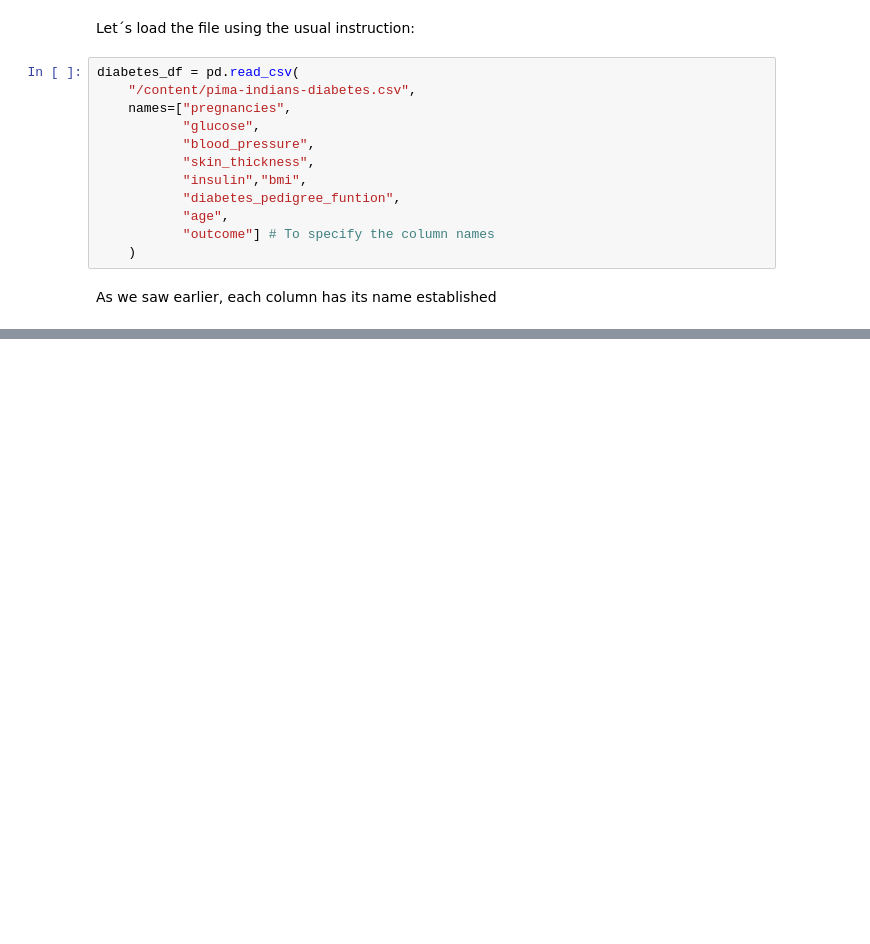
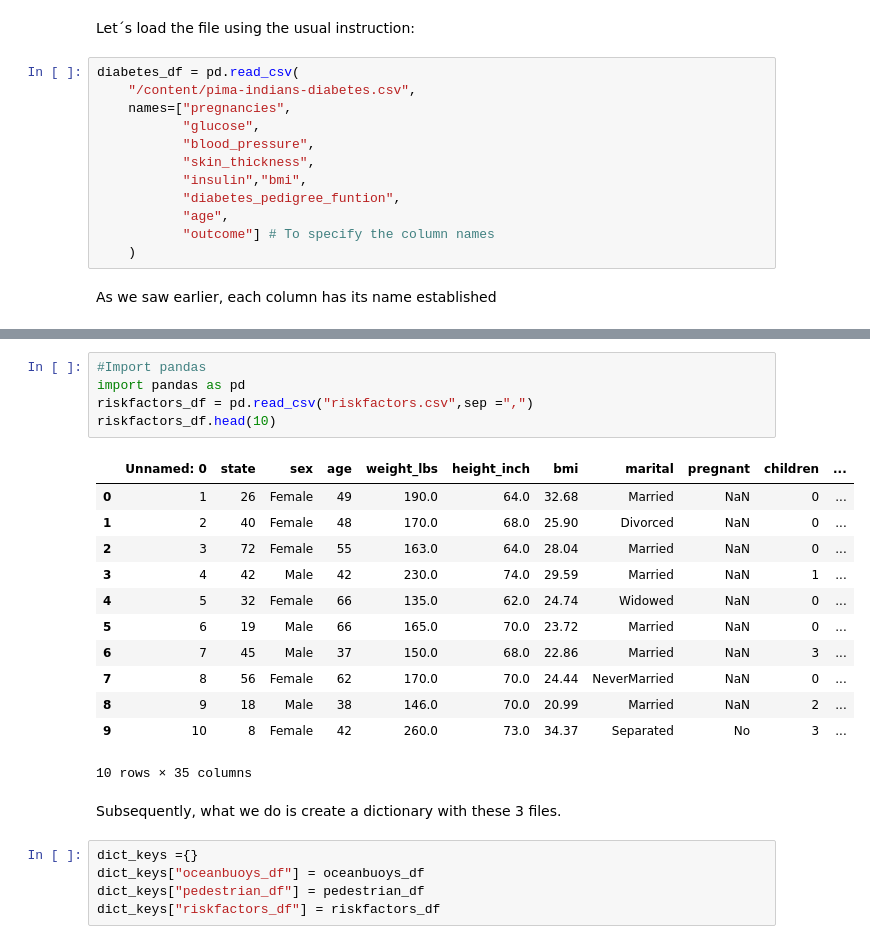
Before and after one commit to eduardocarbo/NewRepo, a Jupyter notebook: 0_Handling_of_missing_data_Manejo_de_valores_faltantes.ipynb, the cells around one changed output, grey strips where cells are left out. Drawn from its saved outputs; the diff is of its cells as text; blank space fills up the shorter version.

```diff
--- a/0_Handling_of_missing_data_Manejo_de_valores_faltantes.ipynb
+++ b/0_Handling_of_missing_data_Manejo_de_valores_faltantes.ipynb
@@ -255,0 +298,25 @@ We are going to use the naniar package (oceanbuoys, pedestrian, riskfactors) wic
+# %%
+#Import pandas
+import pandas as pd
+riskfactors_df = pd.read_csv("riskfactors.csv",sep =",")
+riskfactors_df.head(10)
+# %% [output]
+|  | Unnamed: 0 | state | sex | age | weight_lbs | height_inch | bmi | marital | pregnant | children | ... |
+| 0 | 1 | 26 | Female | 49 | 190.0 | 64.0 | 32.68 | Married | NaN | 0 | ... |
+| 1 | 2 | 40 | Female | 48 | 170.0 | 68.0 | 25.90 | Divorced | NaN | 0 | ... |
+| 2 | 3 | 72 | Female | 55 | 163.0 | 64.0 | 28.04 | Married | NaN | 0 | ... |
+| 3 | 4 | 42 | Male | 42 | 230.0 | 74.0 | 29.59 | Married | NaN | 1 | ... |
+| 4 | 5 | 32 | Female | 66 | 135.0 | 62.0 | 24.74 | Widowed | NaN | 0 | ... |
+| 5 | 6 | 19 | Male | 66 | 165.0 | 70.0 | 23.72 | Married | NaN | 0 | ... |
+| 6 | 7 | 45 | Male | 37 | 150.0 | 68.0 | 22.86 | Married | NaN | 3 | ... |
+| 7 | 8 | 56 | Female | 62 | 170.0 | 70.0 | 24.44 | NeverMarried | NaN | 0 | ... |
+| 8 | 9 | 18 | Male | 38 | 146.0 | 70.0 | 20.99 | Married | NaN | 2 | ... |
+| 9 | 10 | 8 | Female | 42 | 260.0 | 73.0 | 34.37 | Separated | No | 3 | ... |
+10 rows × 35 columns
+# %% [markdown]
+Subsequently, what we do is create a dictionary with these 3 files.
+# %%
+dict_keys ={}
+dict_keys["oceanbuoys_df"] = oceanbuoys_df
+dict_keys["pedestrian_df"] = pedestrian_df
+dict_keys["riskfactors_df"] = riskfactors_df
```
Also changed, not shown: parts of 4 cells of this notebook.
